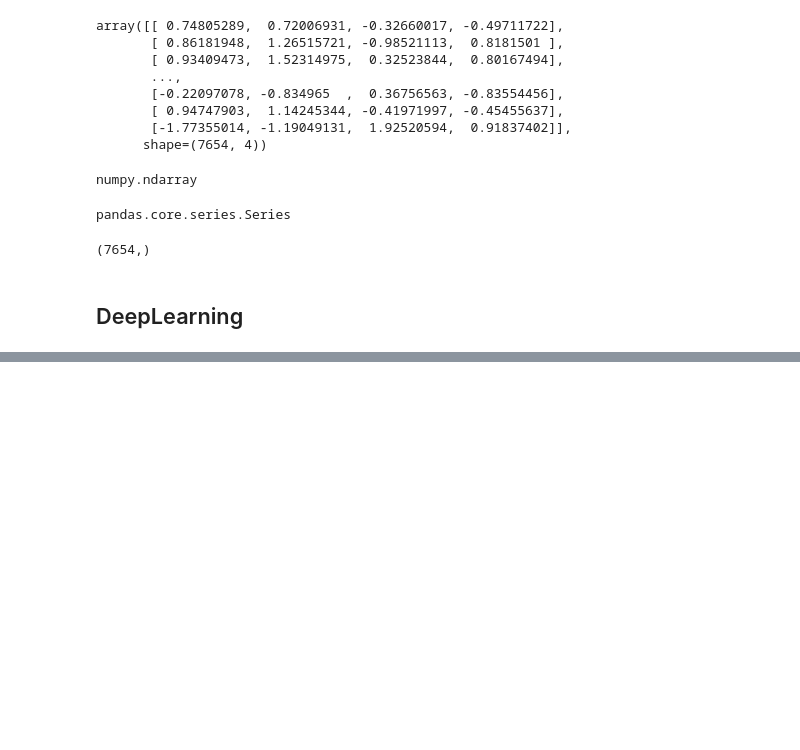
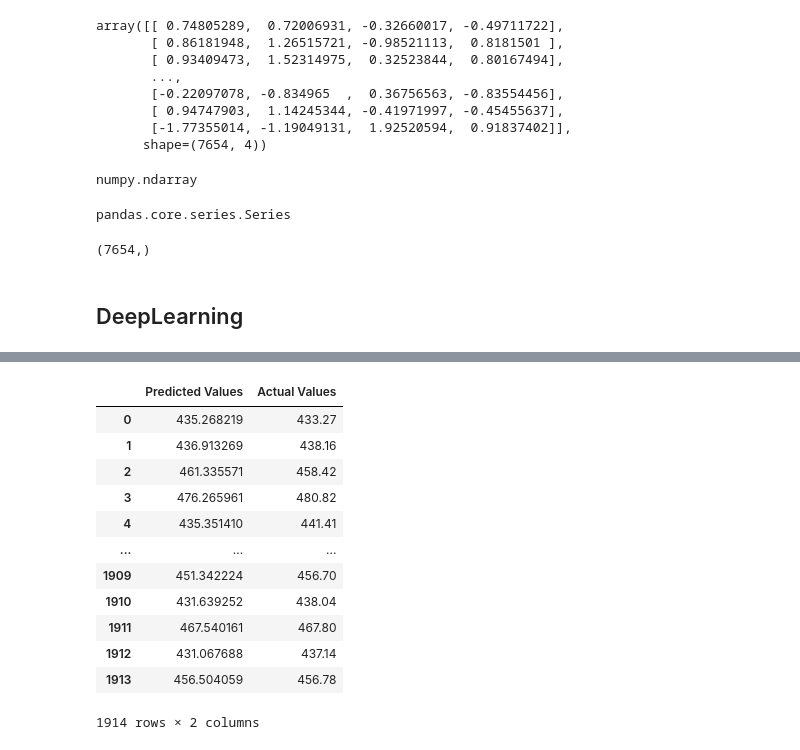
Before and after one commit to Aakashthakre-tech/Deep-Learning, a Jupyter notebook: ANN_regression.ipynb, the cells around one changed output, grey strips where cells are left out. Saved outputs shown, nothing was run; the diff lists cells and outputs as text; code cells hidden in the pictures; blank space fills up the shorter version.

```diff
--- a/ANN_regression.ipynb
+++ b/ANN_regression.ipynb
@@ -221,0 +253,19 @@ plt.legend()
+# %%
+predicted_df = pd.DataFrame(test_preds.numpy(), columns=["Predicted Values"])
+actual_df = pd.DataFrame(y_test.values, columns=["Actual Values"])
+
+pd.concat([predicted_df, actual_df], axis=1)
+# %% [output]
+|  | Predicted Values | Actual Values |
+| 0 | 435.268219 | 433.27 |
+| 1 | 436.913269 | 438.16 |
+| 2 | 461.335571 | 458.42 |
+| 3 | 476.265961 | 480.82 |
+| 4 | 435.351410 | 441.41 |
+| ... | ... | ... |
+| 1909 | 451.342224 | 456.70 |
+| 1910 | 431.639252 | 438.04 |
+| 1911 | 467.540161 | 467.80 |
+| 1912 | 431.067688 | 437.14 |
+| 1913 | 456.504059 | 456.78 |
+1914 rows × 2 columns
```
Also changed, not shown: parts of 5 cells of this notebook, 5 other files.
